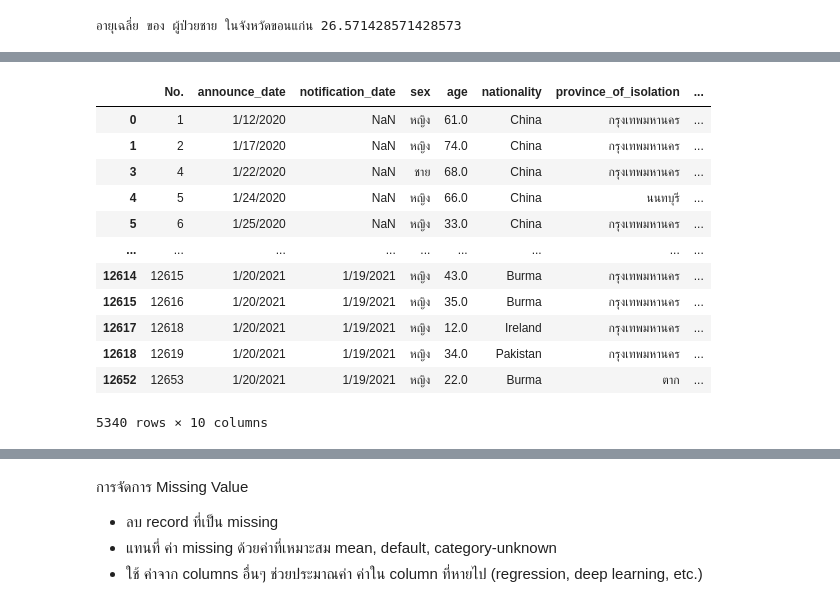
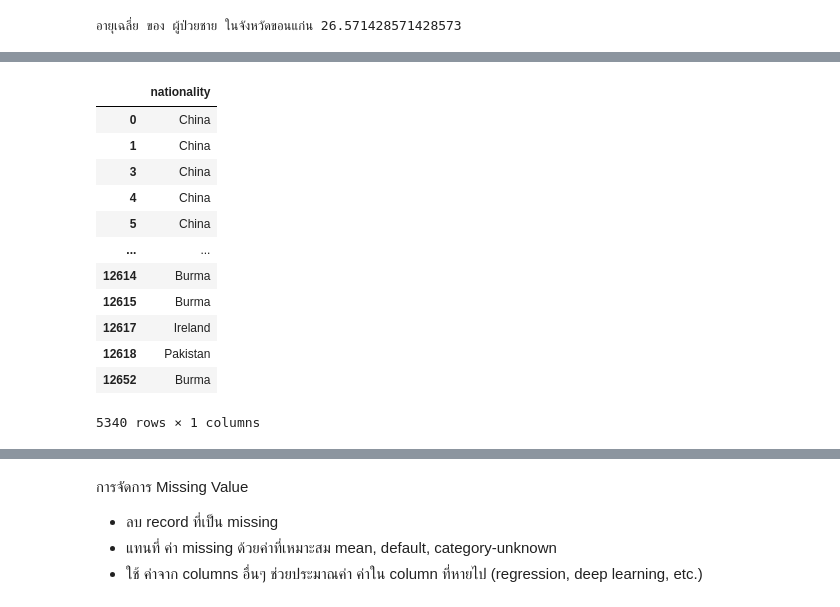
Before and after one commit to nichakornchaisuwan/data_viz_2022, a Jupyter notebook: Pandas101.ipynb, the cells around one changed output, grey strips where cells are left out. Drawn from its saved outputs; the diff is of its cells as text; code cells hidden in the pictures.

```diff
--- a/Pandas101.ipynb
+++ b/Pandas101.ipynb
@@ -450,3 +450,8 @@ for a in malekk['age']: # วนลูปค่าอายุแต่ละค
 print(f'อายุเฉลี่ย ของ ผู้ป่วยชาย ในจังหวัดขอนแก่น {sum/N}') #แสดงอายุเฉลี่ยของผู้ป่วยชายในจังหวัดขอนแก่น โดยการเอาผลรวมของอายุทั้งหมด หาร จำนวนข้อมูลทั้งหมด
 # %% [output]
 อายุเฉลี่ย ของ ผู้ป่วยชาย ในจังหวัดขอนแก่น 26.571428571428573
+# %%
+
+# 3. หาจำนวนผู้ป่วยที่เป็นคนไม่ใช่คนไทย
+data_nationality = data_covid[['nationality']] #เลือกข้อมูลที่ต้องการจากตาราง data_covid โดยเลือกคอลัมน์ nationality และนำไปเก็บไว้ที่ตัวแปร data_nationality
+data_nationality #แสดงข้อมูลจากตัวแปร data_nationality
@@ -453,18 +472,17 @@ print(f'อายุเฉลี่ย ของ ผู้ป่วยชาย
 # %%
-# 3. หาจำนวนผู้ป่วยที่เป็นคนไม่ใช่คนไทย
-data_notthai = data_covid[data_covid['nationality']!='Thailand'] # ดึงข้อมูลจาก data_covid โดยเลือกข้อมูลในนคอลัมน์ nationality  มาเฉพาะค่าที่ 'ไม่ใช่คนไทนเป็น'  แล้วนำไปเก็บไว้ที่ตัวแปร data_notthai
+data_notthai = data_nationality[data_nationality['nationality']!='Thailand'] # ดึงข้อมูลจาก data_nationlity โดยเลือกข้อมูลในนคอลัมน์ nationality  มาเฉพาะค่าที่ 'ไม่ใช่คนไทย'  แล้วนำไปเก็บไว้ที่ตัวแปร data_notthai
 data_notthai #ทำการแสดงข้อมูลที่อยู่ในตัวแปร data_notthai ทั้งหมด
 # %% [output]
-|  | No. | announce_date | notification_date | sex | age | nationality | province_of_isolation | ... |
-| 0 | 1 | 1/12/2020 | NaN | หญิง | 61.0 | China | กรุงเทพมหานคร | ... |
-| 1 | 2 | 1/17/2020 | NaN | หญิง | 74.0 | China | กรุงเทพมหานคร | ... |
-| 3 | 4 | 1/22/2020 | NaN | ชาย | 68.0 | China | กรุงเทพมหานคร | ... |
-| 4 | 5 | 1/24/2020 | NaN | หญิง | 66.0 | China | นนทบุรี | ... |
-| 5 | 6 | 1/25/2020 | NaN | หญิง | 33.0 | China | กรุงเทพมหานคร | ... |
-| ... | ... | ... | ... | ... | ... | ... | ... | ... |
-| 12614 | 12615 | 1/20/2021 | 1/19/2021 | หญิง | 43.0 | Burma | กรุงเทพมหานคร | ... |
-| 12615 | 12616 | 1/20/2021 | 1/19/2021 | หญิง | 35.0 | Burma | กรุงเทพมหานคร | ... |
-| 12617 | 12618 | 1/20/2021 | 1/19/2021 | หญิง | 12.0 | Ireland | กรุงเทพมหานคร | ... |
-| 12618 | 12619 | 1/20/2021 | 1/19/2021 | หญิง | 34.0 | Pakistan | กรุงเทพมหานคร | ... |
-| 12652 | 12653 | 1/20/2021 | 1/19/2021 | หญิง | 22.0 | Burma | ตาก | ... |
+|  | nationality |
+| 0 | China |
+| 1 | China |
+| 3 | China |
+| 4 | China |
+| 5 | China |
+| ... | ... |
+| 12614 | Burma |
+| 12615 | Burma |
+| 12617 | Ireland |
+| 12618 | Pakistan |
+| 12652 | Burma |
-5340 rows × 10 columns
+5340 rows × 1 columns
```
Also changed, not shown: parts of 7 cells of this notebook.
